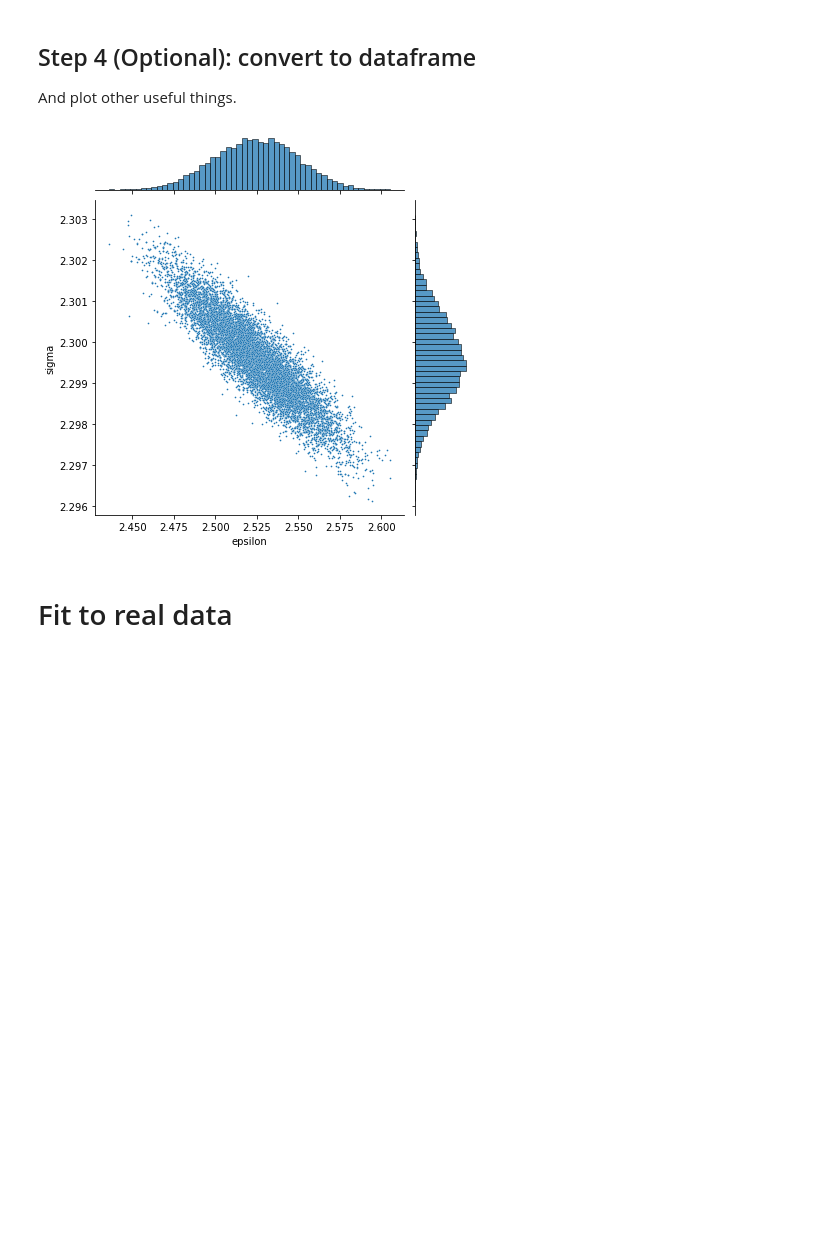
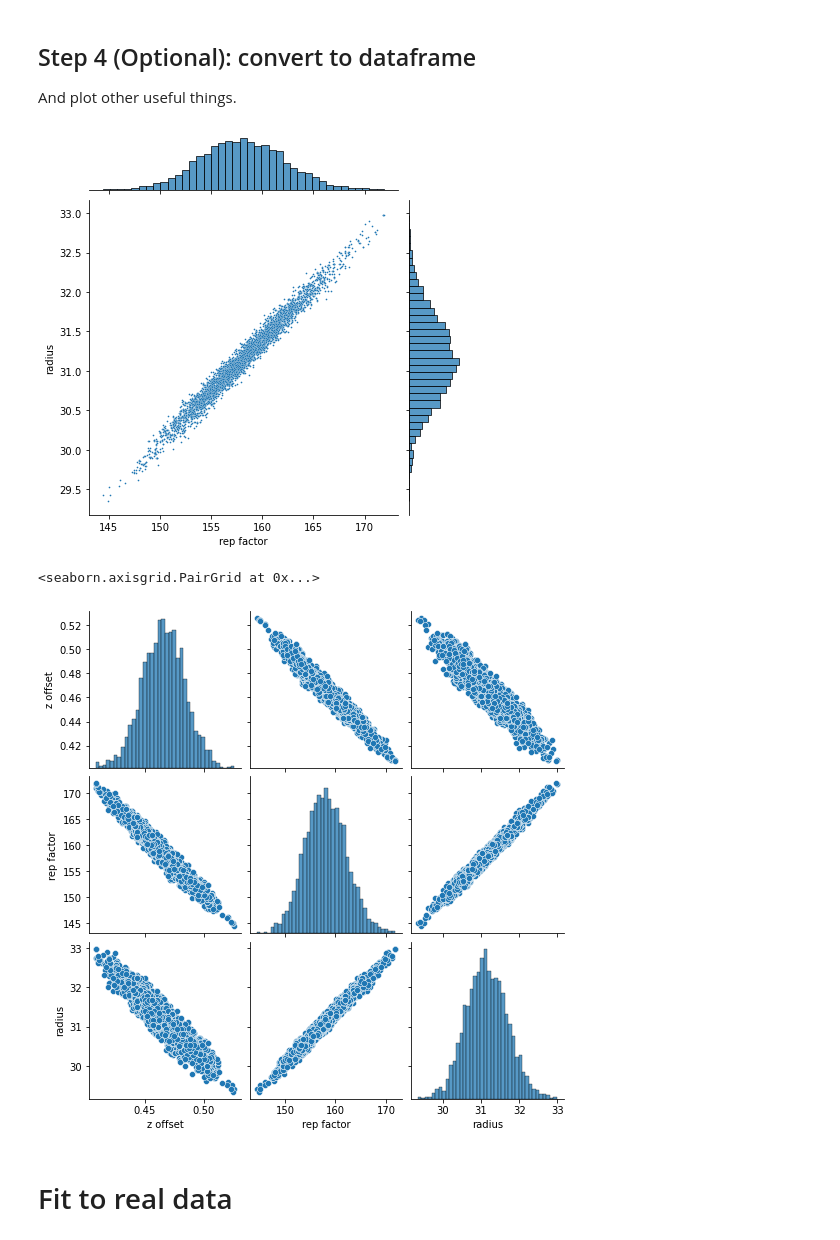
Before and after one commit to phys201/nc_AFM, a Jupyter notebook: documentation.ipynb, the cells around one changed output. Saved outputs shown, nothing was run; the diff lists cells and outputs as text; code cells hidden in the pictures; blank space fills up the shorter version.

```diff
--- a/documentation.ipynb
+++ b/documentation.ipynb
@@ -431,11 +459,16 @@ The number of effective samples is smaller than 25% for some parameters.
 
 And plot other useful things.
 # %%
-lj_dataframe = traces_lj.posterior.to_dataframe()
+sph_dataframe = traces_sph.posterior.to_dataframe()
 # %%
-joint_kde = sns.jointplot(x='epsilon', y='sigma', data=lj_dataframe, kind='scatter', s=3)
+joint_kde = sns.jointplot(x='rep factor', y='radius', data=sph_dataframe, kind='scatter', s=3)
 # %% [output]
-[figure, old version]
+[figure, new version]
+# %%
+sns.pairplot(data=sph_dataframe)
+# %% [output]
+<seaborn.axisgrid.PairGrid at 0x...>
+[figure, added]
 # %% [markdown]
 # Fit to real data
 # %% [markdown]
```
Also changed, not shown: parts of 36 cells of this notebook, 3 other files.
